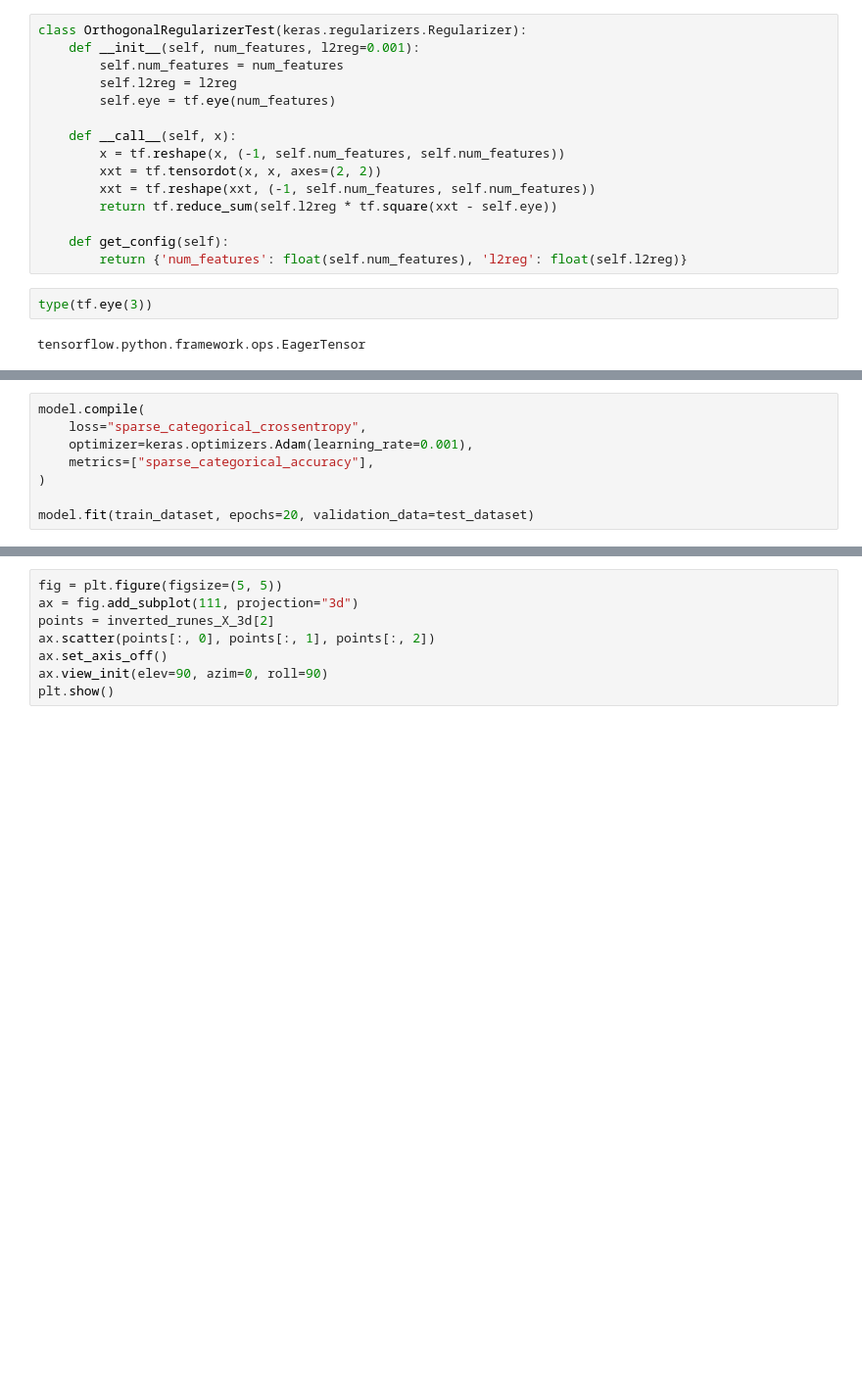
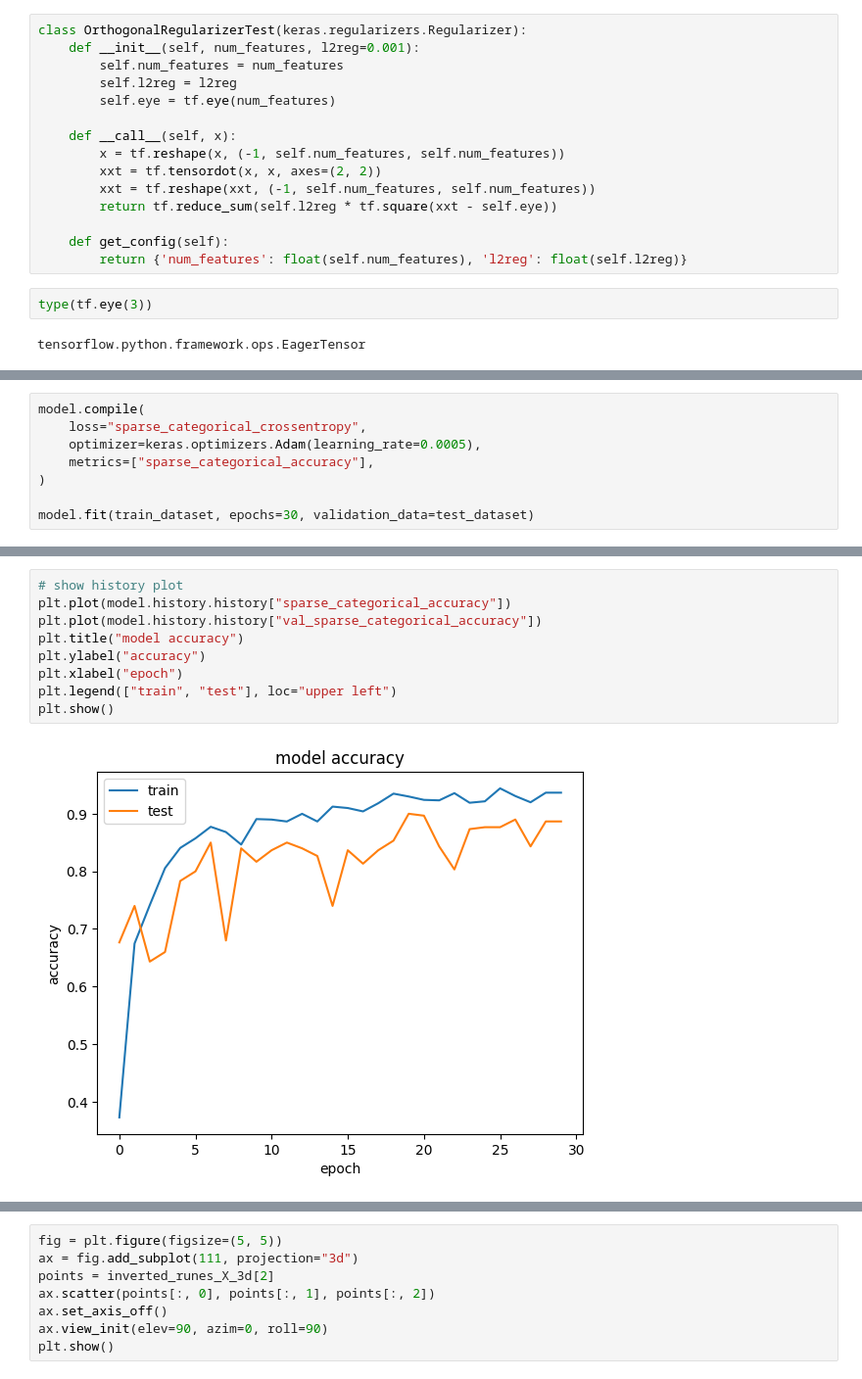
Before and after one commit to PeterHelf/SymbolClassifier, a Jupyter notebook: symbol_3d_model_creator.ipynb, the cells around one changed output, grey strips where cells are left out. Shown at 98% size. Cells and saved outputs as stored; diff of their text form; blank space fills up the shorter version.

```diff
--- a/symbol_3d_model_creator.ipynb
+++ b/symbol_3d_model_creator.ipynb
@@ -203,9 +210,9 @@ ________________________________________________________________________________
 # %%
 model.compile(
     loss="sparse_categorical_crossentropy",
-    optimizer=keras.optimizers.Adam(learning_rate=0.001),
+    optimizer=keras.optimizers.Adam(learning_rate=0.0005),
     metrics=["sparse_categorical_accuracy"],
 )
 
-model.fit(train_dataset, epochs=20, validation_data=test_dataset)
+model.fit(train_dataset, epochs=30, validation_data=test_dataset)
 # %% [output]
@@ -229,0 +246,11 @@ Epoch 20/20
+# %%
+# show history plot
+plt.plot(model.history.history["sparse_categorical_accuracy"])
+plt.plot(model.history.history["val_sparse_categorical_accuracy"])
+plt.title("model accuracy")
+plt.ylabel("accuracy")
+plt.xlabel("epoch")
+plt.legend(["train", "test"], loc="upper left")
+plt.show()
+# %% [output]
+[figure, added]
```
Also changed, not shown: parts of 19 cells of this notebook, 9 other files.
